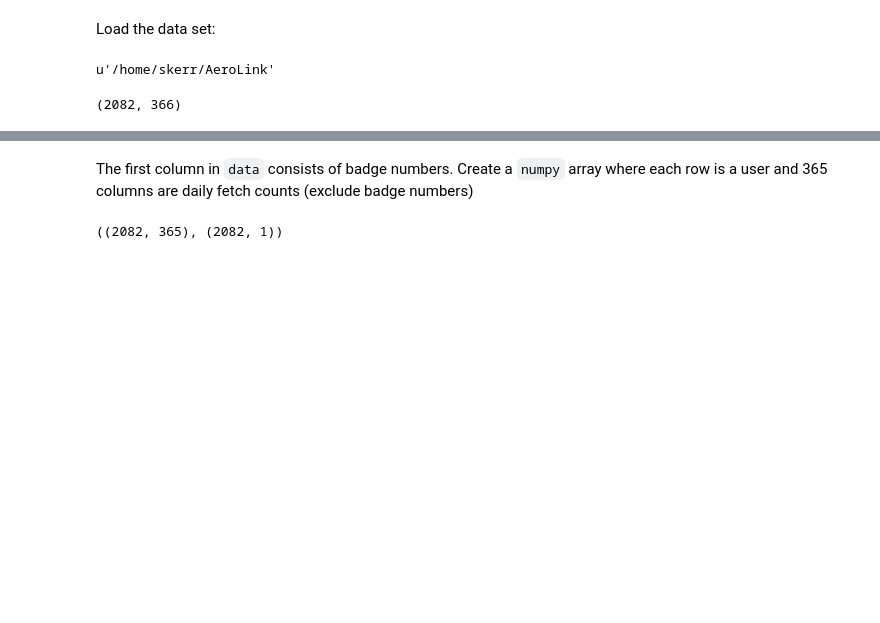
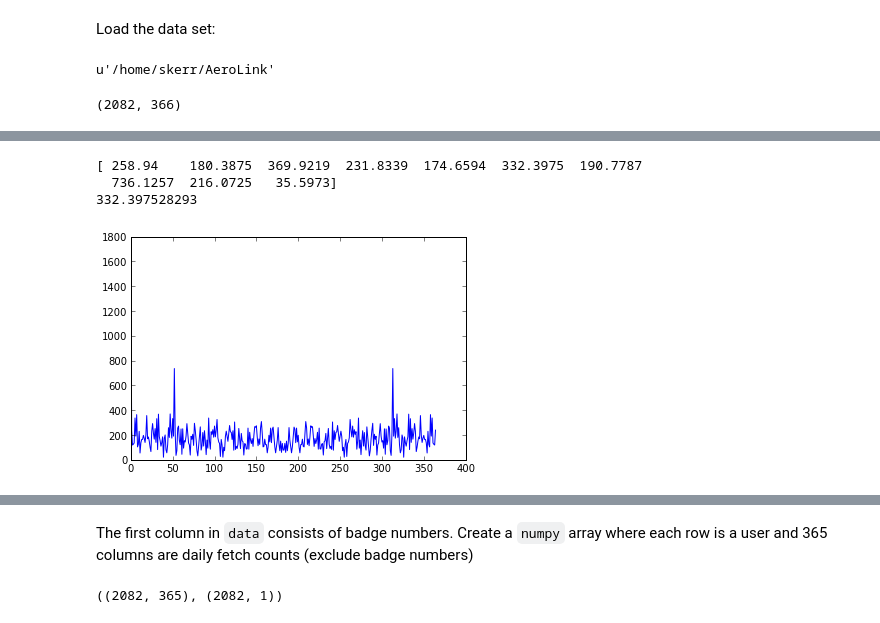
Before and after one commit to svkerr/Aerolink_Ubuntu, a Jupyter notebook: aerolink_daily_analysis.ipynb, the cells around one changed output, grey strips where cells are left out. Cells and saved outputs as stored; diff of their text form; code cells hidden in the pictures; blank space fills up the shorter version.

```diff
--- a/aerolink_daily_analysis.ipynb
+++ b/aerolink_daily_analysis.ipynb
@@ -47,0 +54,14 @@ array([12286,     0,     0,     0,     0,     0,     3,    11,     0,
+# %%
+signal = fetches[10]
+n = signal.size
+fourier = np.fft.fft(signal)
+freq = np.fft.fftfreq(n)
+fourier.size
+plt.plot(np.abs(fourier))
+print np.abs(fourier[45:55])
+print np.abs(fourier[50])
+# %% [output]
+[ 258.94    180.3875  369.9219  231.8339  174.6594  332.3975  190.7787
+  736.1257  216.0725   35.5973]
+332.397528293
+[figure, added]
```
Also changed, not shown: parts of 3 cells of this notebook.
